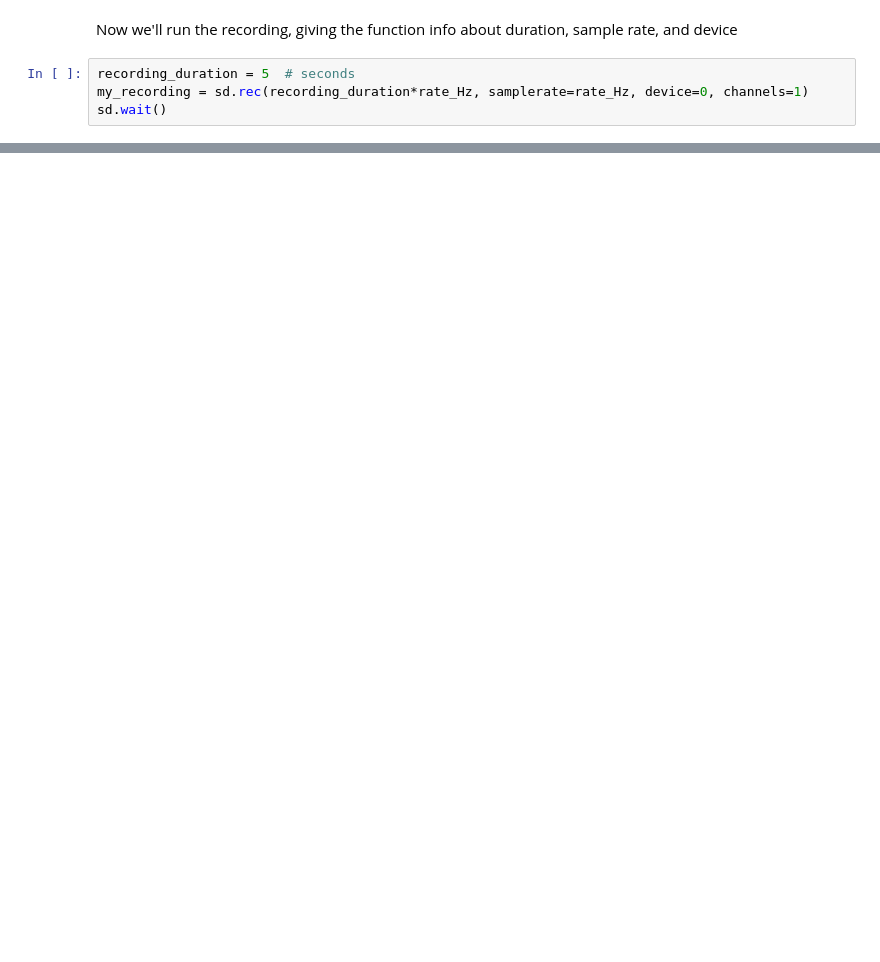
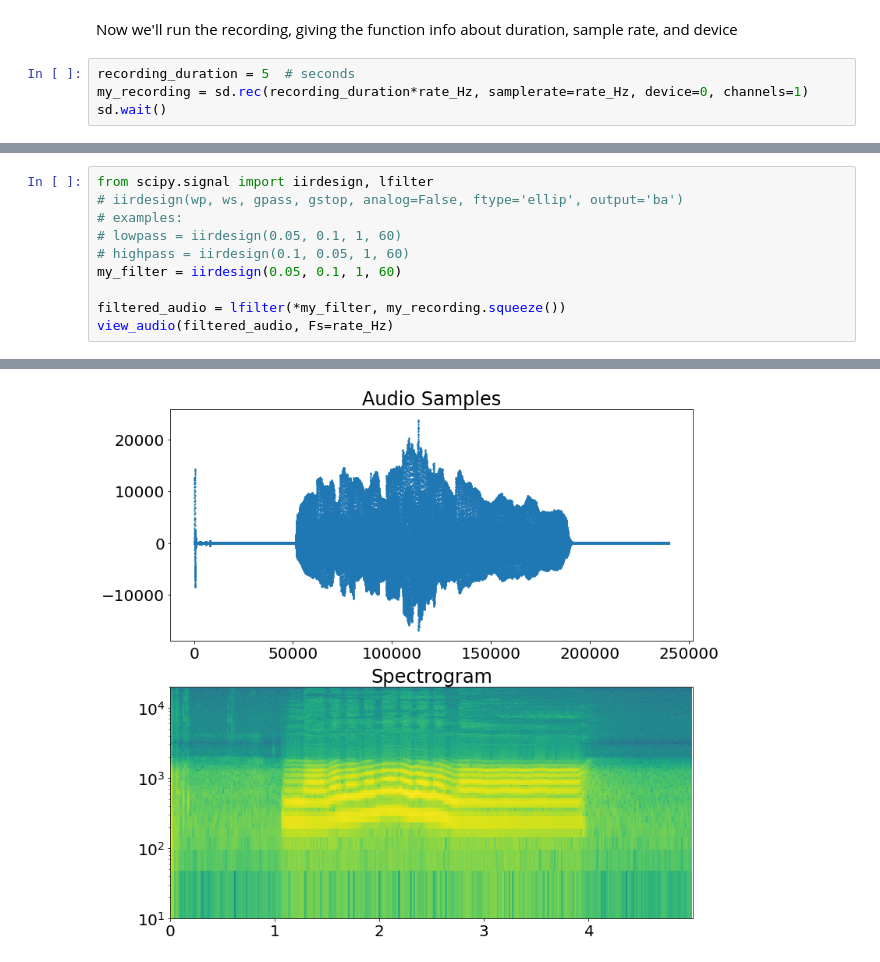
Before and after one commit to DolbyLaboratories/audio-code-demo, a Jupyter notebook: AudioDemo.ipynb, the cells around one changed output, grey strips where cells are left out. Saved outputs shown, nothing was run; the diff lists cells and outputs as text; blank space fills up the shorter version.

```diff
--- a/AudioDemo.ipynb
+++ b/AudioDemo.ipynb
@@ -111,0 +117,11 @@ view_audio(my_recording, rate_Hz, min_sample=50000, max_sample=-1)
+# %%
+from scipy.signal import iirdesign, lfilter
+# iirdesign(wp, ws, gpass, gstop, analog=False, ftype='ellip', output='ba')
+# examples:
+# lowpass = iirdesign(0.05, 0.1, 1, 60)
+# highpass = iirdesign(0.1, 0.05, 1, 60)
+my_filter = iirdesign(0.05, 0.1, 1, 60)
+
+filtered_audio = lfilter(*my_filter, my_recording.squeeze())
+view_audio(filtered_audio, Fs=rate_Hz)
+# %% [output]
@@ -111,0 +129 @@ view_audio(my_recording, rate_Hz, min_sample=50000, max_sample=-1)
+[figure, added]
```
Also changed, not shown: parts of 16 cells of this notebook.
